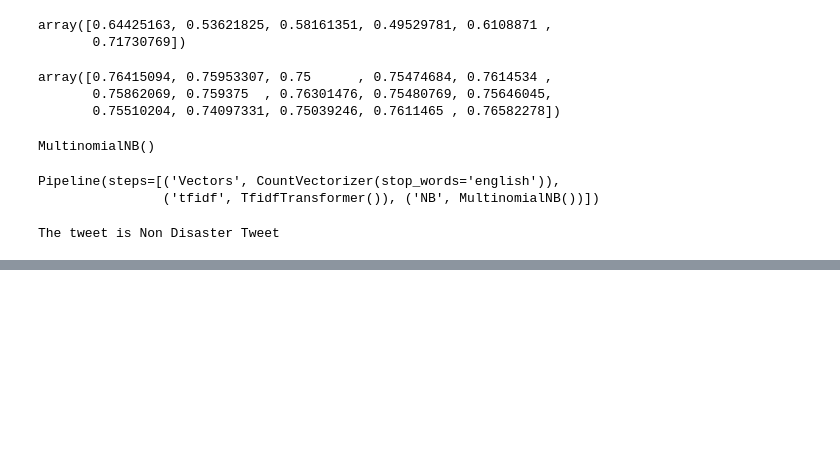
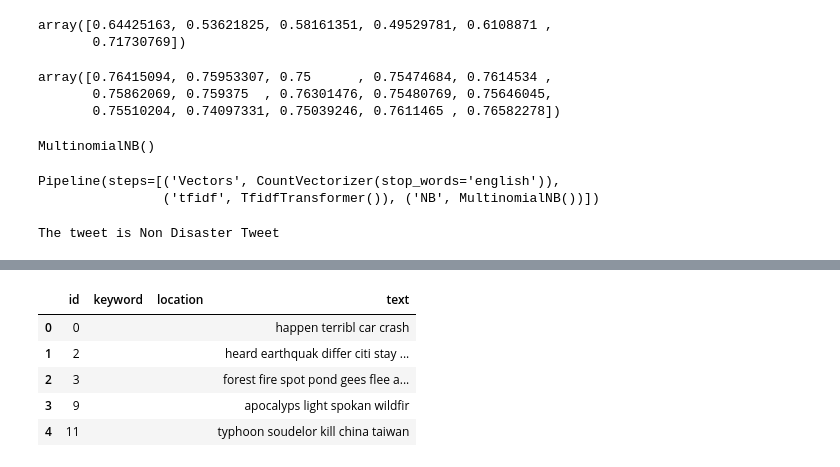
Before and after one commit to yaejinpark/disaster-tweets, a Jupyter notebook: brian_segment3.ipynb, the cells around one changed output, grey strips where cells are left out. Saved outputs shown, nothing was run; the diff lists cells and outputs as text; code cells hidden in the pictures; blank space fills up the shorter version.

```diff
--- a/brian_segment3.ipynb
+++ b/brian_segment3.ipynb
@@ -332,0 +342,10 @@ The tweet is Non Disaster Tweet
+# %%
+test_results = test_df
+test_df.head()
+# %% [output]
+|  | id | keyword | location | text |
+| 0 | 0 |  |  | happen terribl car crash |
+| 1 | 2 |  |  | heard earthquak differ citi stay ... |
+| 2 | 3 |  |  | forest fire spot pond gees flee a... |
+| 3 | 9 |  |  | apocalyps light spokan wildfir |
+| 4 | 11 |  |  | typhoon soudelor kill china taiwan |
```
Also changed, not shown: parts of 6 cells of this notebook.
